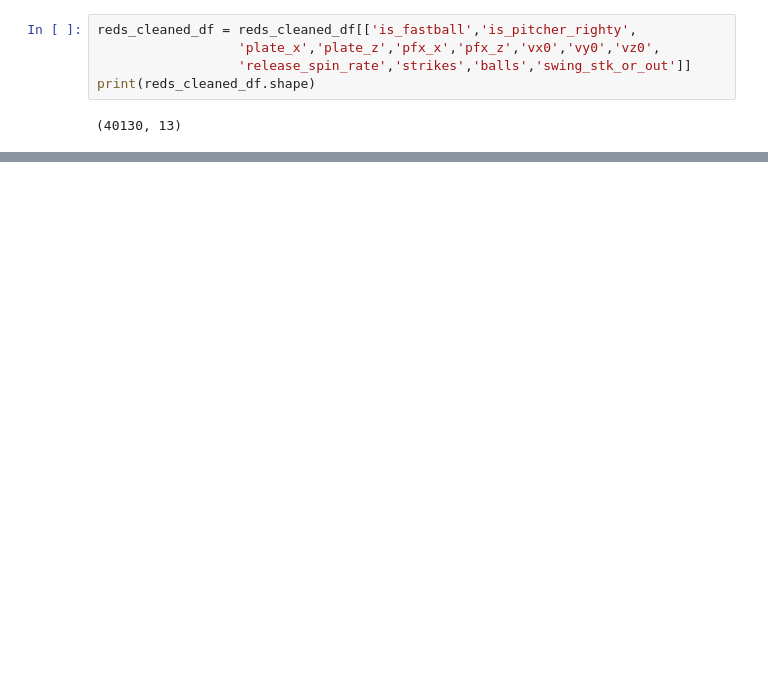
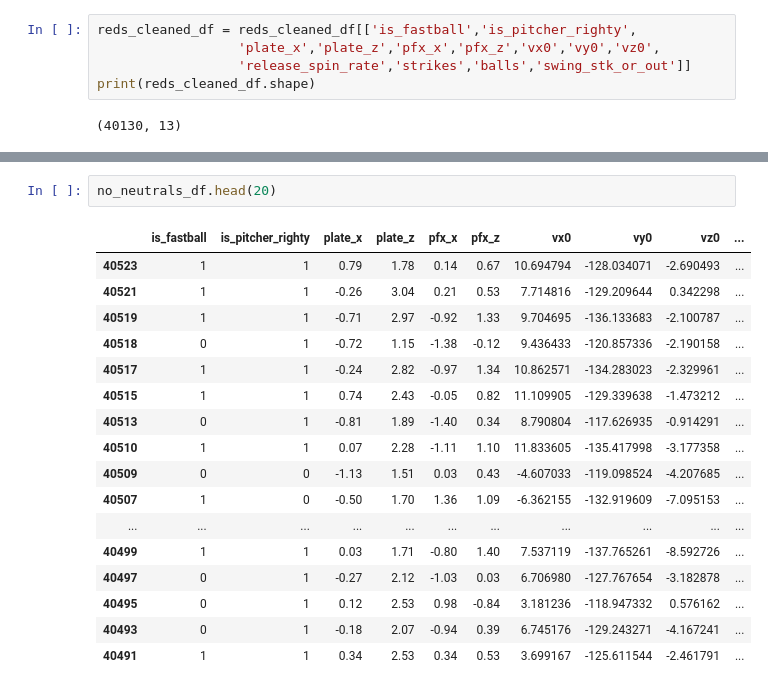
Before and after one commit to ewehmueller/pitch-analysis, a Jupyter notebook: pitch-classification.ipynb, the cells around one changed output, grey strips where cells are left out. Cells and saved outputs as stored; diff of their text form; blank space fills up the shorter version.

```diff
--- a/pitch-classification.ipynb
+++ b/pitch-classification.ipynb
@@ -755,0 +876,20 @@ reds_cleaned_df.head(30)
+# %%
+no_neutrals_df.head(20)
+# %% [output]
+|  | is_fastball | is_pitcher_righty | plate_x | plate_z | pfx_x | pfx_z | vx0 | vy0 | vz0 | ... |
+| 40523 | 1 | 1 | 0.79 | 1.78 | 0.14 | 0.67 | 10.694794 | -128.034071 | -2.690493 | ... |
+| 40521 | 1 | 1 | -0.26 | 3.04 | 0.21 | 0.53 | 7.714816 | -129.209644 | 0.342298 | ... |
+| 40519 | 1 | 1 | -0.71 | 2.97 | -0.92 | 1.33 | 9.704695 | -136.133683 | -2.100787 | ... |
+| 40518 | 0 | 1 | -0.72 | 1.15 | -1.38 | -0.12 | 9.436433 | -120.857336 | -2.190158 | ... |
+| 40517 | 1 | 1 | -0.24 | 2.82 | -0.97 | 1.34 | 10.862571 | -134.283023 | -2.329961 | ... |
+| 40515 | 1 | 1 | 0.74 | 2.43 | -0.05 | 0.82 | 11.109905 | -129.339638 | -1.473212 | ... |
+| 40513 | 0 | 1 | -0.81 | 1.89 | -1.40 | 0.34 | 8.790804 | -117.626935 | -0.914291 | ... |
+| 40510 | 1 | 1 | 0.07 | 2.28 | -1.11 | 1.10 | 11.833605 | -135.417998 | -3.177358 | ... |
+| 40509 | 0 | 0 | -1.13 | 1.51 | 0.03 | 0.43 | -4.607033 | -119.098524 | -4.207685 | ... |
+| 40507 | 1 | 0 | -0.50 | 1.70 | 1.36 | 1.09 | -6.362155 | -132.919609 | -7.095153 | ... |
+| ... | ... | ... | ... | ... | ... | ... | ... | ... | ... | ... |
+| 40499 | 1 | 1 | 0.03 | 1.71 | -0.80 | 1.40 | 7.537119 | -137.765261 | -8.592726 | ... |
+| 40497 | 0 | 1 | -0.27 | 2.12 | -1.03 | 0.03 | 6.706980 | -127.767654 | -3.182878 | ... |
+| 40495 | 0 | 1 | 0.12 | 2.53 | 0.98 | -0.84 | 3.181236 | -118.947332 | 0.576162 | ... |
+| 40493 | 0 | 1 | -0.18 | 2.07 | -0.94 | 0.39 | 6.745176 | -129.243271 | -4.167241 | ... |
+| 40491 | 1 | 1 | 0.34 | 2.53 | 0.34 | 0.53 | 3.699167 | -125.611544 | -2.461791 | ... |
```
Also changed, not shown: parts of 32 cells of this notebook.
